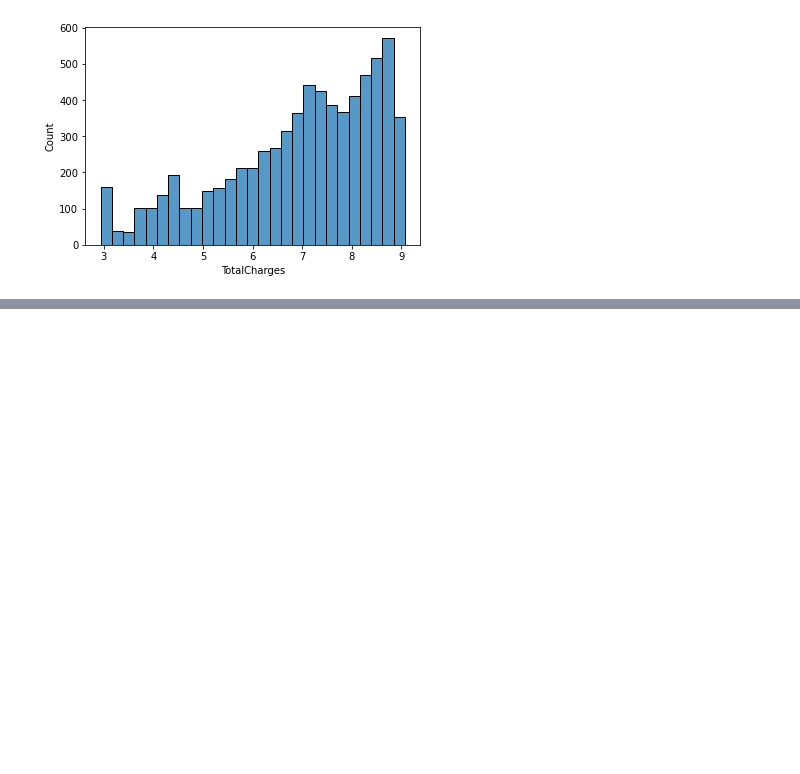
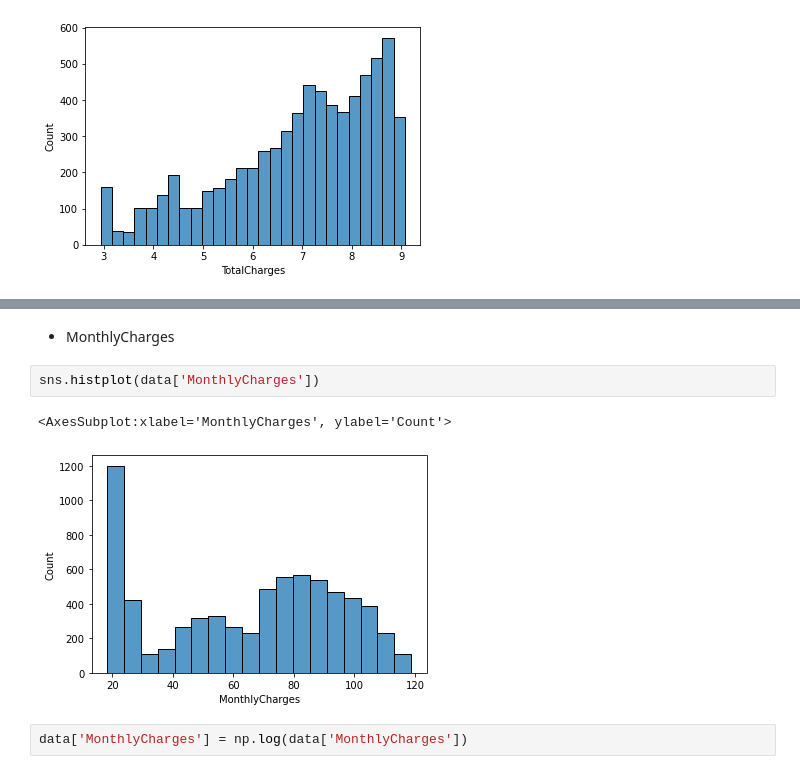
Before and after one commit to georgek2/Deep_Learning, a Jupyter notebook: Customer_Churn/telco.ipynb, the cells around one changed output, grey strips where cells are left out. Drawn from its saved outputs; the diff is of its cells as text; blank space fills up the shorter version.

```diff
--- a/Customer_Churn/telco.ipynb
+++ b/Customer_Churn/telco.ipynb
@@ -94,0 +114,9 @@ sns.histplot(data['TotalCharges'])
+# %% [markdown]
++ MonthlyCharges
+# %%
+sns.histplot(data['MonthlyCharges'])
+# %% [output]
+<AxesSubplot:xlabel='MonthlyCharges', ylabel='Count'>
+[figure, added]
+# %%
+data['MonthlyCharges'] = np.log(data['MonthlyCharges'])
```
Also changed, not shown: parts of 21 cells of this notebook, 1 other file.
